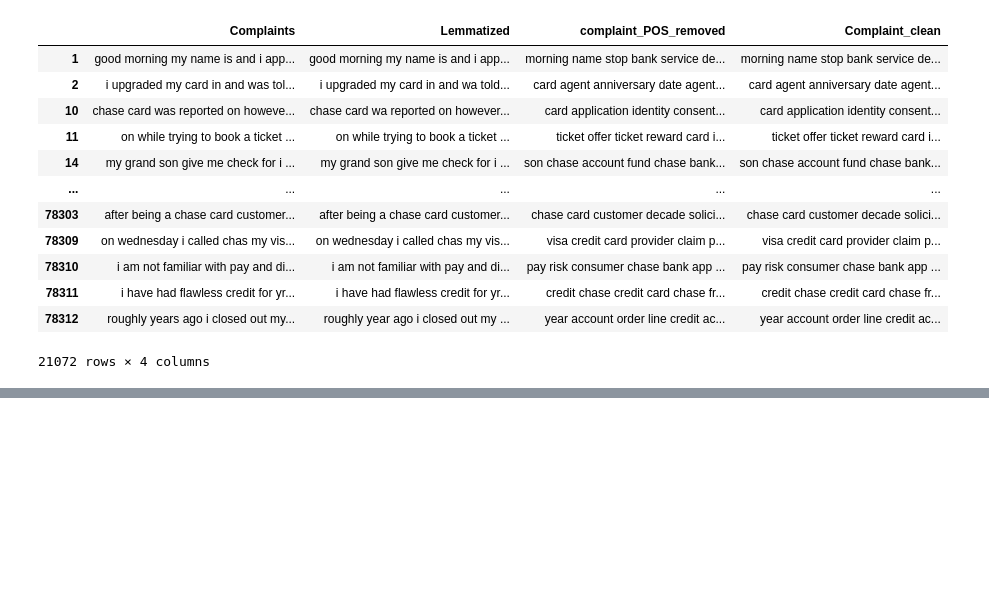
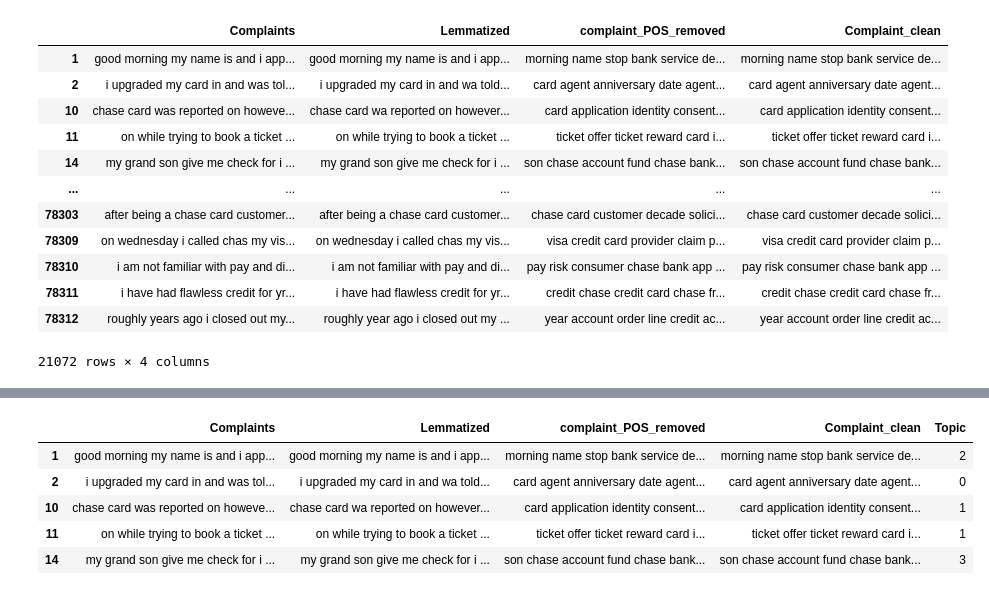
Before and after one commit to Ashik-Mohammed-S/Automatic_Ticket_Classifier, a Jupyter notebook: Model.ipynb, the cells around one changed output, grey strips where cells are left out. Cells and saved outputs as stored; diff of their text form; code cells hidden in the pictures; blank space fills up the shorter version.

```diff
--- a/Model.ipynb
+++ b/Model.ipynb
@@ -333,0 +388,9 @@ df_clean
+# %%
+df_clean.head()
+# %% [output]
+|  | Complaints | Lemmatized | complaint_POS_removed | Complaint_clean | Topic |
+| 1 | good morning my name is and i app... | good morning my name is and i app... | morning name stop bank service de... | morning name stop bank service de... | 2 |
+| 2 | i upgraded my card in and was tol... | i upgraded my card in and wa told... | card agent anniversary date agent... | card agent anniversary date agent... | 0 |
+| 10 | chase card was reported on howeve... | chase card wa reported on however... | card application identity consent... | card application identity consent... | 1 |
+| 11 | on while trying to book a ticket ... | on while trying to book a ticket ... | ticket offer ticket reward card i... | ticket offer ticket reward card i... | 1 |
+| 14 | my grand son give me check for i ... | my grand son give me check for i ... | son chase account fund chase bank... | son chase account fund chase bank... | 3 |
```
Also changed, not shown: parts of 14 cells of this notebook.
